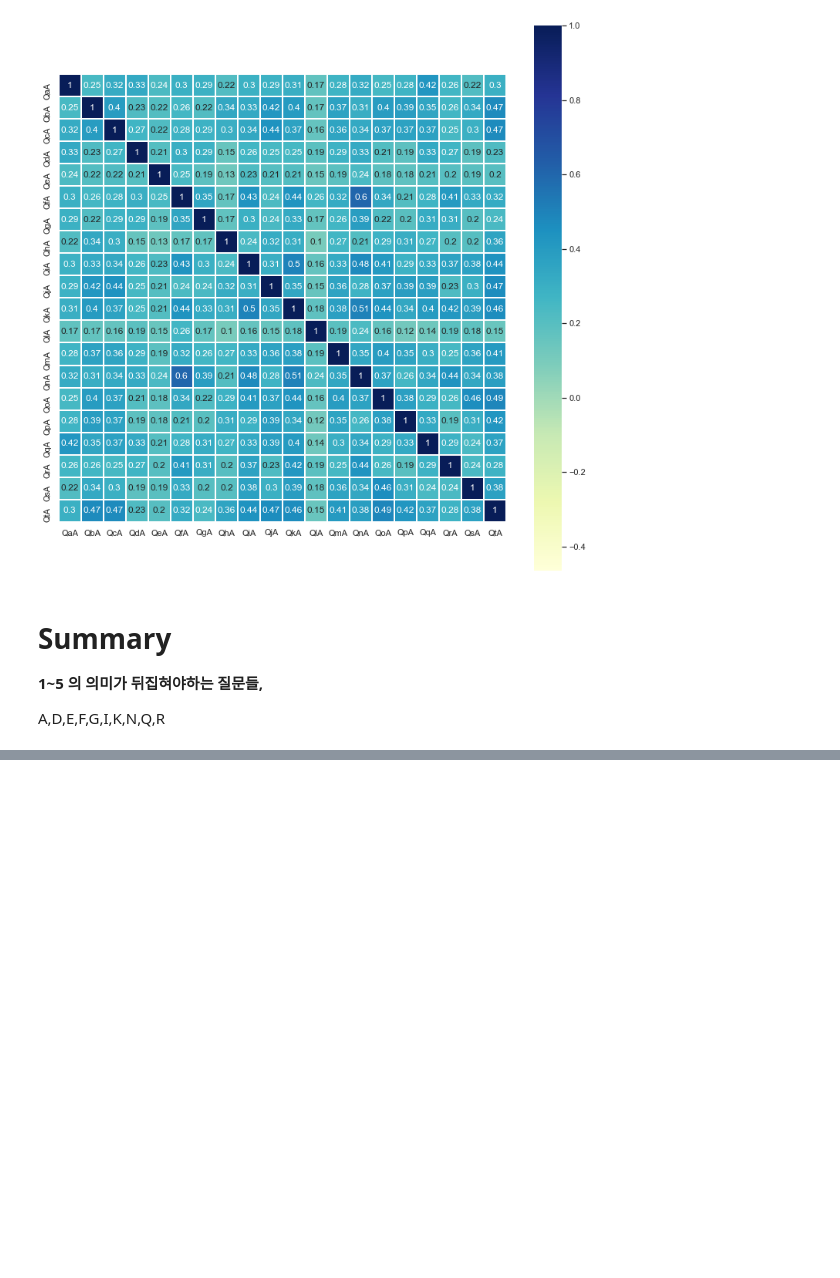
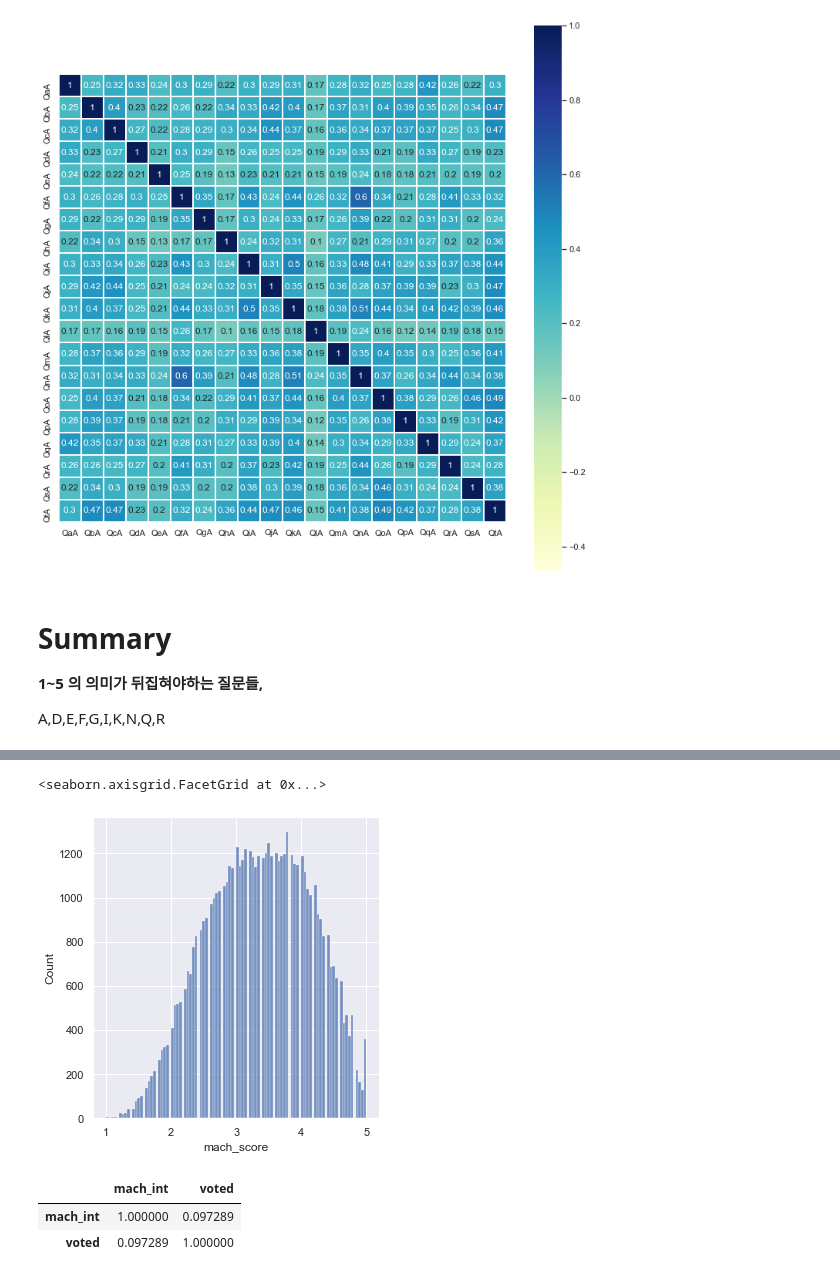
Before and after one commit to ineed-coffee/vote_prediction_from_Machiavellism_test, a Jupyter notebook: EDA/ Machiavellianism_score_feature.ipynb, the cells around one changed output, grey strips where cells are left out. Drawn from its saved outputs; the diff is of its cells as text; code cells hidden in the pictures; blank space fills up the shorter version.

```diff
--- a/EDA/ Machiavellianism_score_feature.ipynb
+++ b/EDA/ Machiavellianism_score_feature.ipynb
@@ -92,0 +136,5 @@ Length: 56915, dtype: float64
+# %%
+sns.displot(data, x="mach_score", bins=100)
+# %% [output]
+<seaborn.axisgrid.FacetGrid at 0x...>
+[figure, added]
@@ -92,0 +143,6 @@ Length: 56915, dtype: float64
+# %%
+train[['mach_int','voted']].corr('spearman')
+# %% [output]
+|  | mach_int | voted |
+| mach_int | 1.000000 | 0.097289 |
+| voted | 0.097289 | 1.000000 |
```
Also changed, not shown: parts of 13 cells of this notebook, 1 other file.
